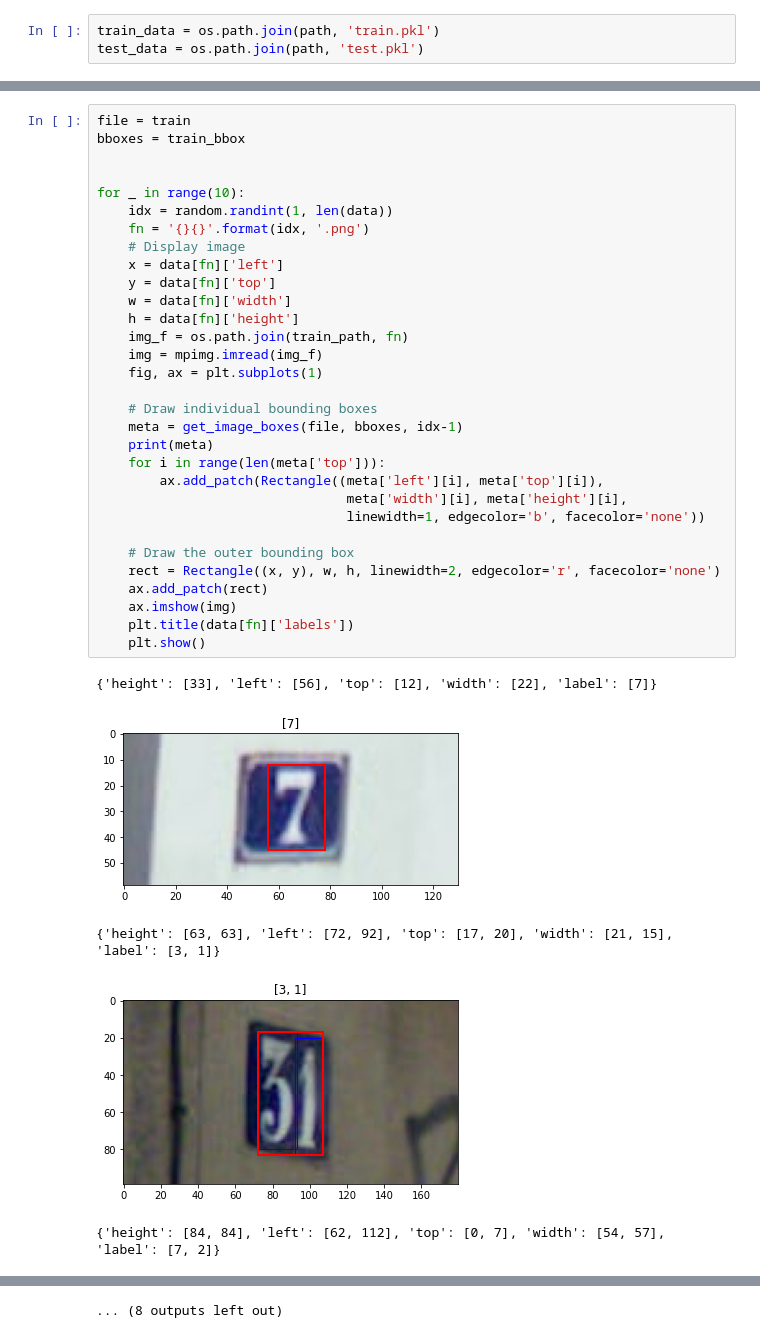
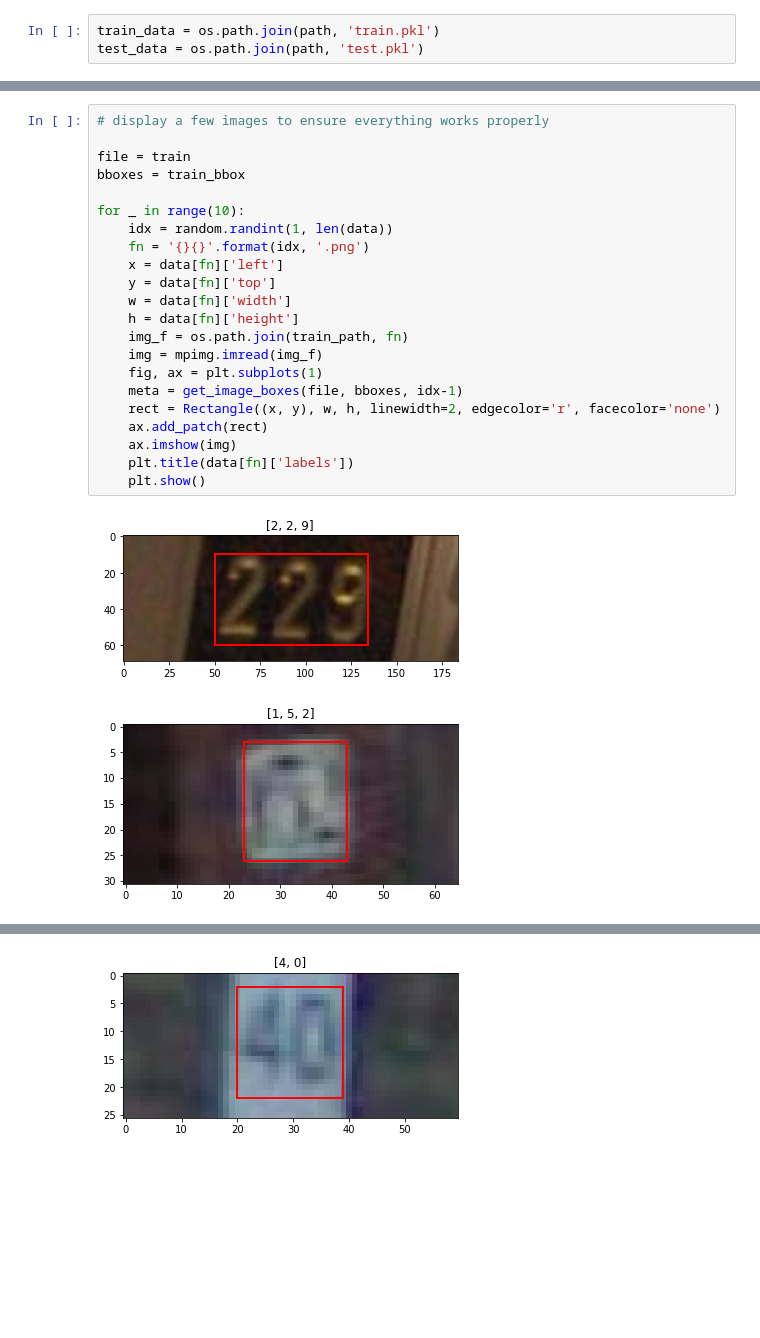
Before and after one commit to jabsneve/Computer_Vision_Capstone, a Jupyter notebook: Notebooks/03 CV Multi-digit Data Preprocessing.ipynb, the cells around one changed output, grey strips where cells are left out. Cells and saved outputs as stored; diff of their text form; blank space fills up the shorter version.

```diff
--- a/Notebooks/03 CV Multi-digit Data Preprocessing.ipynb
+++ b/Notebooks/03 CV Multi-digit Data Preprocessing.ipynb
@@ -215,37 +224,25 @@ data = pickle.load(dbfile)
 # %%
+# display a few images to ensure everything works properly
+
 file = train
 bboxes = train_bbox
-
 
 for _ in range(10):
     idx = random.randint(1, len(data))
     fn = '{}{}'.format(idx, '.png')
-    # Display image
     x = data[fn]['left']
     y = data[fn]['top']
     w = data[fn]['width']
     h = data[fn]['height']
     img_f = os.path.join(train_path, fn)
     img = mpimg.imread(img_f)
     fig, ax = plt.subplots(1)
-
-    # Draw individual bounding boxes
     meta = get_image_boxes(file, bboxes, idx-1)
-    print(meta)
-    for i in range(len(meta['top'])):
-        ax.add_patch(Rectangle((meta['left'][i], meta['top'][i]),
-                                meta['width'][i], meta['height'][i],
-                                linewidth=1, edgecolor='b', facecolor='none'))
-
-    # Draw the outer bounding box
     rect = Rectangle((x, y), w, h, linewidth=2, edgecolor='r', facecolor='none')
     ax.add_patch(rect)
     ax.imshow(img)
     plt.title(data[fn]['labels'])
     plt.show()
 # %% [output]
-{'height': [33], 'left': [56], 'top': [12], 'width': [22], 'label': [7]}
-[figure, old version]
+[figure, new version]
-{'height': [63, 63], 'left': [72, 92], 'top': [17, 20], 'width': [21, 15], 'label': [3, 1]}
-[figure, old version]
+[figure, new version]
-{'height': [84, 84], 'left': [62, 112], 'top': [0, 7], 'width': [54, 57], 'label': [7, 2]}
@@ -259 +253 @@ for _ in range(10):
-... (8 outputs left out)
+[figure, added]
```
Also changed, not shown: parts of 38 cells of this notebook.
